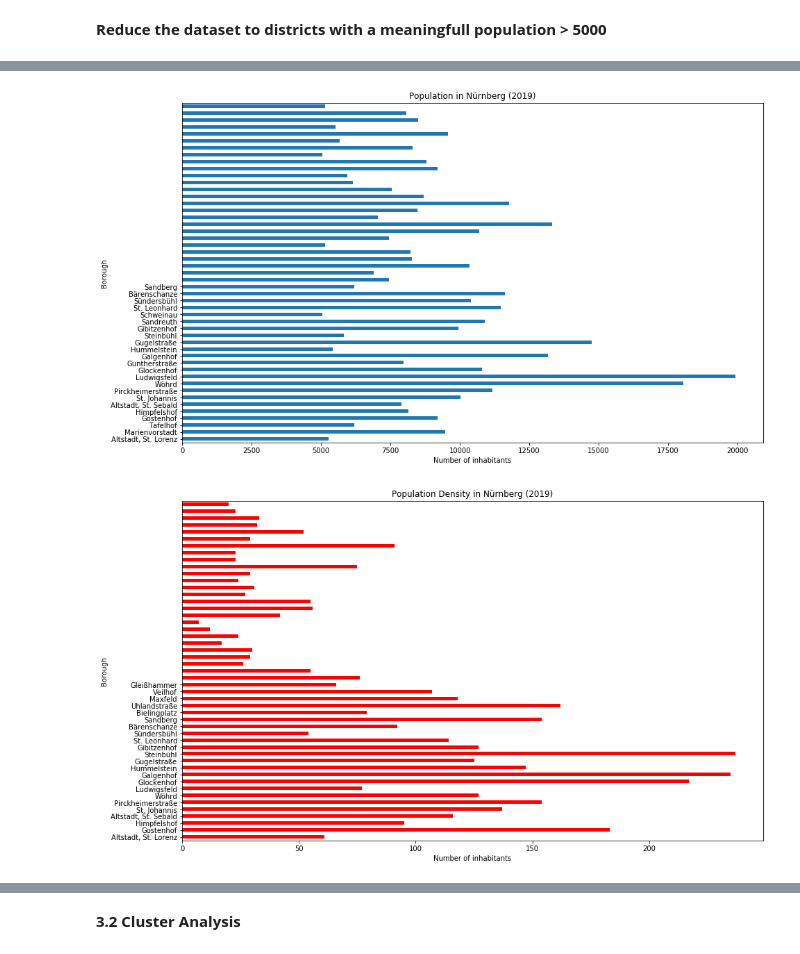
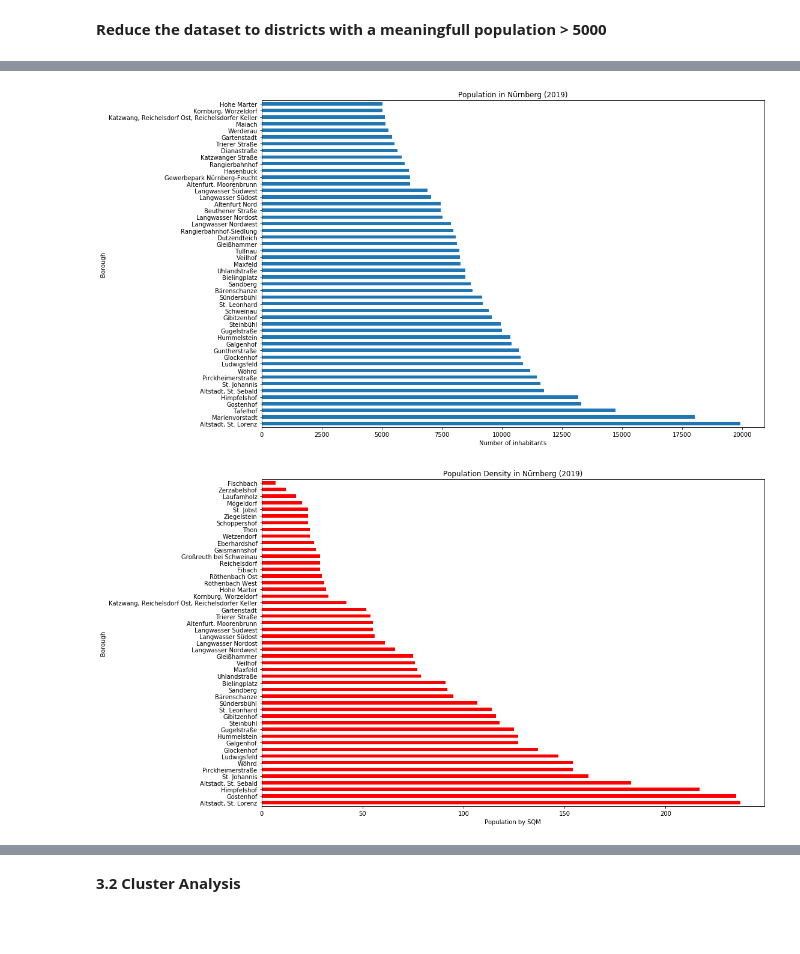
Before and after one commit to Suntzui/Coursera_Capstone, a Jupyter notebook: Applied Data Science Capstone - Final Assignment.ipynb, the cells around one changed output, grey strips where cells are left out. Drawn from its saved outputs; the diff is of its cells as text; code cells hidden in the pictures; blank space fills up the shorter version.

```diff
--- a/Applied Data Science Capstone - Final Assignment.ipynb
+++ b/Applied Data Science Capstone - Final Assignment.ipynb
@@ -277,5 +270,6 @@ Nürnberg_venues.head(50)
 # %% [markdown]
 **Check the amount of venues returned for each district**
 # %%
-Nürnberg_venues.groupby('Borough').count()
+venues = Nürnberg_venues.groupby('Borough')['Venue'].count()
+venues.head()
 # %% [output]
@@ -299,0 +285,4 @@ Nürnberg_venues.groupby('Borough').count()
+# %%
+Nürnberg = Nürnberg.merge(venues, on='Borough')
+Nürnberg.rename(columns = {'Venue': 'Count of Venues'}, inplace = True)
+Nürnberg.head()
@@ -364,29 +360,29 @@ Nürnberg_Largest.describe()
 # %%
 #Plot the population by district
 
 Nürnberg_sorted = Nürnberg_Largest.sort_values('Population',ascending=False)
 
-Nürnberg_Largest[['Borough', 'Population']].plot(kind='barh', figsize=(15, 9), legend = None)
+Nürnberg_sorted[['Borough', 'Population']].plot(kind='barh', figsize=(15, 10), legend = None)
 plt.xlabel('Number of inhabitants') # add to x-label to the plot
 plt.ylabel('Borough') # add y-label to the plot
 plt.title('Population in Nürnberg (2019)') # add title to the plot
-plt.yticks (np.arange(23), Nürnberg['Borough'])
+plt.yticks (np.arange(49), Nürnberg['Borough'])
 plt.show()
 # %% [output]
-[figure, old version]
+[figure, new version]
 # %%
 #Plot the population density by district
 
 Nürnberg_sorted = Nürnberg_Largest.sort_values('Population Density',ascending=False)
 
-Nürnberg_Largest[['Borough', 'Population Density']].plot(kind='barh', figsize=(15, 9), legend = None, color="red")
-plt.xlabel('Number of inhabitants') # add to x-label to the plot
+Nürnberg_sorted[['Borough', 'Population Density']].plot(kind='barh', figsize=(15, 10), legend = None, color="red")
+plt.xlabel('Population by SQM') # add to x-label to the plot
 plt.ylabel('Borough') # add y-label to the plot
 plt.title('Population Density in Nürnberg (2019)') # add title to the plot
-plt.yticks (np.arange(23), Nürnberg_Largest['Borough'])
+plt.yticks (np.arange(49), Nürnberg_Largest['Borough'])
 plt.show()
 # %% [output]
-[figure, old version]
+[figure, new version]
 # %%
 #Plot the Price / SQM per district
 
```
Also changed, not shown: parts of 17 cells of this notebook.
